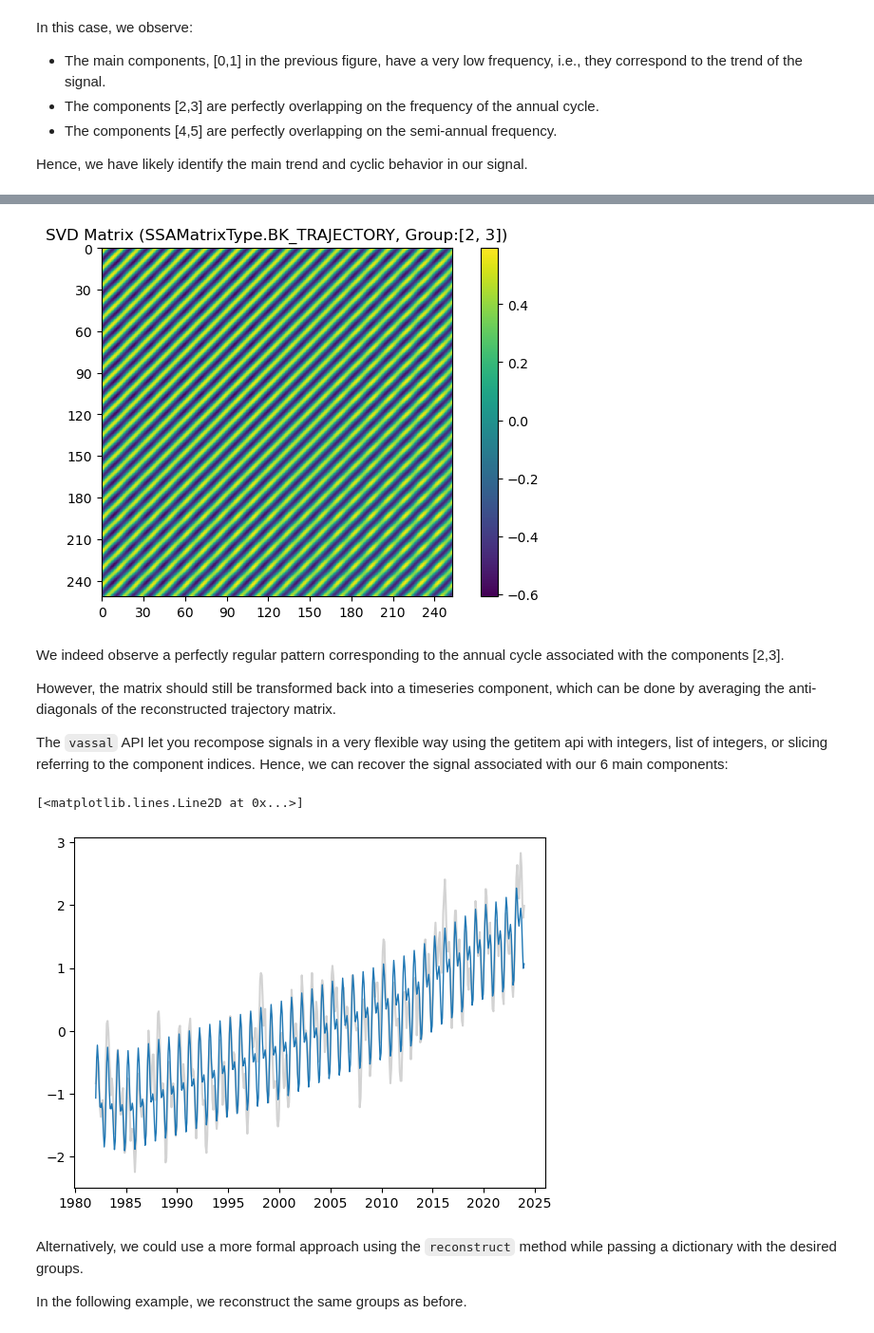
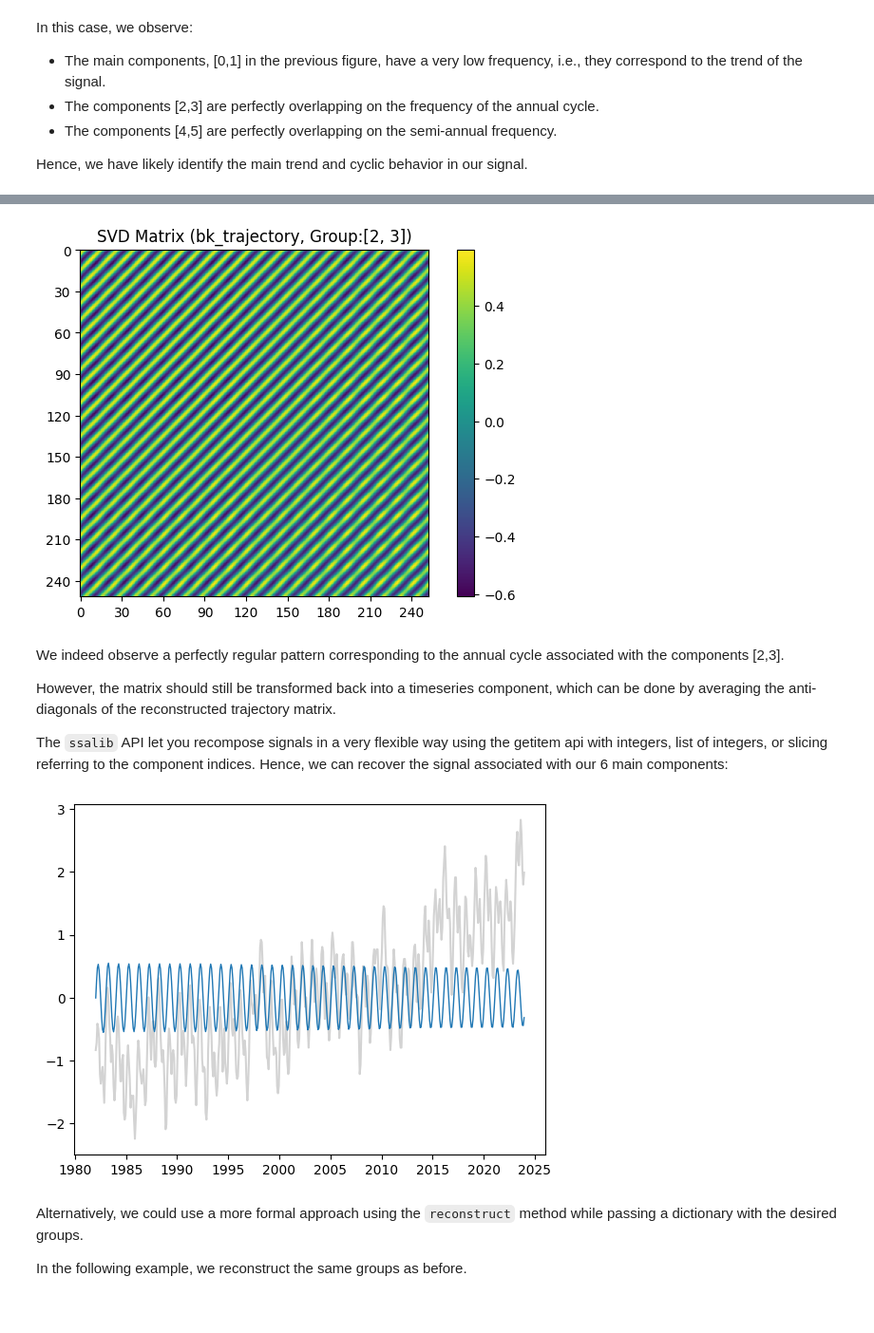
Before and after one commit to ADSCIAN/ssalib, a Jupyter notebook: notebooks/01_basic_ssa_introduction.ipynb, the cells around one changed output, grey strips where cells are left out. Shown at 95% size. Cells and saved outputs as stored; diff of their text form; code cells hidden in the pictures.

```diff
--- a/notebooks/01_basic_ssa_introduction.ipynb
+++ b/notebooks/01_basic_ssa_introduction.ipynb
@@ -40,7 +40,7 @@ We plot the data using the series [`plot`](https://pandas.pydata.org/docs/refere
 # %%
 # help(load_sst) #  <- uncomment to have a description
-ts = load_sst()
-ax = ts.plot(figsize=(8, 2), ylabel='SST °C', lw=1.)
+sst = load_sst()
+ax = sst.plot(figsize=(8, 2), ylabel='SST °C', lw=1.)
 # %% [output]
 [figure]
 # %% [markdown]
@@ -69,6 +71,6 @@ After the initialization, we can access the trajectory matrix to be decomposed w
 # %%
 # help(SingularSpectrumAnalysis) # <- Uncomment to get help
-ssa = SingularSpectrumAnalysis(ts)
+ssa = SingularSpectrumAnalysis(sst)
 print(ssa.svd_matrix.shape)
 print(ssa)
 fig, ax = ssa.plot(kind='matrix')
@@ -191,19 +191,18 @@ You can check it with the `plot` methods and the `kind` argument set to matrix,
 # %%
 fig, ax = ssa.plot(kind='matrix', indices=[2, 3])
 # %% [output]
-[figure, old version]
+[figure, new version]
 # %% [markdown]
 We indeed observe a perfectly regular pattern corresponding to the annual cycle associated with the components [2,3].
 
 However, the matrix should still be transformed back into a timeseries component, which can be done by averaging the anti-diagonals of the reconstructed trajectory matrix.
 
-The `vassal` API let you recompose signals in a very flexible way using the getitem api with integers, list of integers, or slicing referring to the component indices. Hence, we can recover the signal associated with our 6 main components:
+The `ssalib` API let you recompose signals in a very flexible way using the getitem api with integers, list of integers, or slicing referring to the component indices. Hence, we can recover the signal associated with our 6 main components:
 # %%
-plt.plot(ssa['ssa_preprocessed'], color='lightgrey')
-plt.plot(ssa[:6], lw=1.)  # reconstructed annual cycle
+_ = plt.plot(ssa['ssa_preprocessed'], color='lightgrey')
+_ = plt.plot(ssa[[2,3]], lw=1.)  # reconstructed annual cycle
 # %% [output]
-[<matplotlib.lines.Line2D at 0x...>]
-[figure, old version]
+[figure, new version]
 # %% [markdown]
 Alternatively, we could use a more formal approach using the `reconstruct` method while passing a dictionary with the desired groups.
 
```
Also changed, not shown: parts of 9 cells of this notebook.
